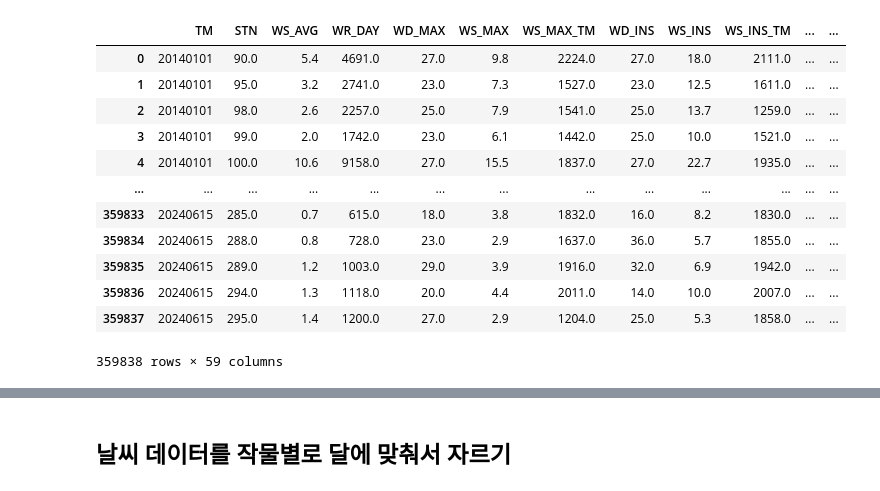
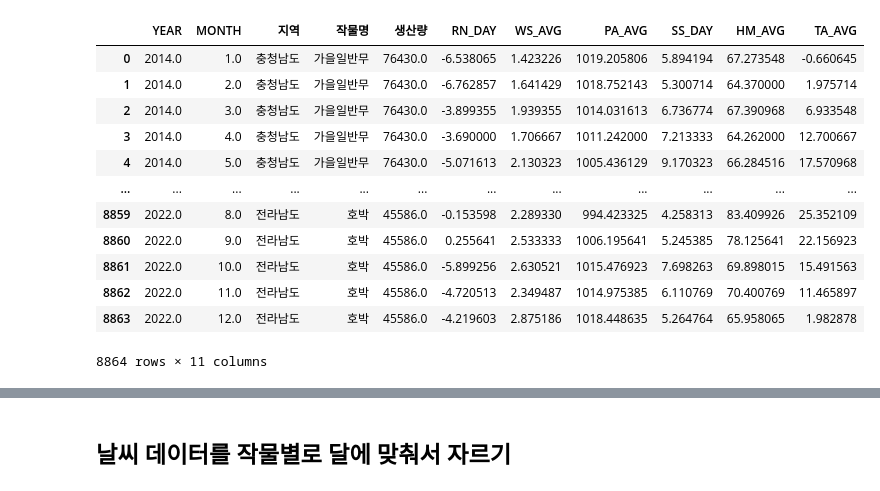
Before and after one commit to Weather-of-Ingredients/ML, a Jupyter notebook: 시계열분석.ipynb, the cells around one changed output, grey strips where cells are left out. Cells and saved outputs as stored; diff of their text form; code cells hidden in the pictures.

```diff
--- a/시계열분석.ipynb
+++ b/시계열분석.ipynb
@@ -1,24 +1,24 @@
 # %%
 import pandas as pd
 
 crop = pd.read_csv('./csv/crop_growing_conditions.csv', encoding='cp949')
 
 weather_prod = pd.read_csv('./csv/final_merged_production_weather_data_new.csv')
 
 weather=pd.read_csv('./csv/weather_area_new.csv')
 
-weather
+weather_prod
 # %% [output]
-|  | TM | STN | WS_AVG | WR_DAY | WD_MAX | WS_MAX | WS_MAX_TM | WD_INS | WS_INS | WS_INS_TM | ... | ... |
-| 0 | 20140101 | 90.0 | 5.4 | 4691.0 | 27.0 | 9.8 | 2224.0 | 27.0 | 18.0 | 2111.0 | ... | ... |
-| 1 | 20140101 | 95.0 | 3.2 | 2741.0 | 23.0 | 7.3 | 1527.0 | 23.0 | 12.5 | 1611.0 | ... | ... |
-| 2 | 20140101 | 98.0 | 2.6 | 2257.0 | 25.0 | 7.9 | 1541.0 | 25.0 | 13.7 | 1259.0 | ... | ... |
-| 3 | 20140101 | 99.0 | 2.0 | 1742.0 | 23.0 | 6.1 | 1442.0 | 25.0 | 10.0 | 1521.0 | ... | ... |
-| 4 | 20140101 | 100.0 | 10.6 | 9158.0 | 27.0 | 15.5 | 1837.0 | 27.0 | 22.7 | 1935.0 | ... | ... |
-| ... | ... | ... | ... | ... | ... | ... | ... | ... | ... | ... | ... | ... |
-| 359833 | 20240615 | 285.0 | 0.7 | 615.0 | 18.0 | 3.8 | 1832.0 | 16.0 | 8.2 | 1830.0 | ... | ... |
-| 359834 | 20240615 | 288.0 | 0.8 | 728.0 | 23.0 | 2.9 | 1637.0 | 36.0 | 5.7 | 1855.0 | ... | ... |
-| 359835 | 20240615 | 289.0 | 1.2 | 1003.0 | 29.0 | 3.9 | 1916.0 | 32.0 | 6.9 | 1942.0 | ... | ... |
-| 359836 | 20240615 | 294.0 | 1.3 | 1118.0 | 20.0 | 4.4 | 2011.0 | 14.0 | 10.0 | 2007.0 | ... | ... |
-| 359837 | 20240615 | 295.0 | 1.4 | 1200.0 | 27.0 | 2.9 | 1204.0 | 25.0 | 5.3 | 1858.0 | ... | ... |
+|  | YEAR | MONTH | 지역 | 작물명 | 생산량 | RN_DAY | WS_AVG | PA_AVG | SS_DAY | HM_AVG | TA_AVG |
+| 0 | 2014.0 | 1.0 | 충청남도 | 가을일반무 | 76430.0 | -6.538065 | 1.423226 | 1019.205806 | 5.894194 | 67.273548 | -0.660645 |
+| 1 | 2014.0 | 2.0 | 충청남도 | 가을일반무 | 76430.0 | -6.762857 | 1.641429 | 1018.752143 | 5.300714 | 64.370000 | 1.975714 |
+| 2 | 2014.0 | 3.0 | 충청남도 | 가을일반무 | 76430.0 | -3.899355 | 1.939355 | 1014.031613 | 6.736774 | 67.390968 | 6.933548 |
+| 3 | 2014.0 | 4.0 | 충청남도 | 가을일반무 | 76430.0 | -3.690000 | 1.706667 | 1011.242000 | 7.213333 | 64.262000 | 12.700667 |
+| 4 | 2014.0 | 5.0 | 충청남도 | 가을일반무 | 76430.0 | -5.071613 | 2.130323 | 1005.436129 | 9.170323 | 66.284516 | 17.570968 |
+| ... | ... | ... | ... | ... | ... | ... | ... | ... | ... | ... | ... |
+| 8859 | 2022.0 | 8.0 | 전라남도 | 호박 | 45586.0 | -0.153598 | 2.289330 | 994.423325 | 4.258313 | 83.409926 | 25.352109 |
+| 8860 | 2022.0 | 9.0 | 전라남도 | 호박 | 45586.0 | 0.255641 | 2.533333 | 1006.195641 | 5.245385 | 78.125641 | 22.156923 |
+| 8861 | 2022.0 | 10.0 | 전라남도 | 호박 | 45586.0 | -5.899256 | 2.630521 | 1015.476923 | 7.698263 | 69.898015 | 15.491563 |
+| 8862 | 2022.0 | 11.0 | 전라남도 | 호박 | 45586.0 | -4.720513 | 2.349487 | 1014.975385 | 6.110769 | 70.400769 | 11.465897 |
+| 8863 | 2022.0 | 12.0 | 전라남도 | 호박 | 45586.0 | -4.219603 | 2.875186 | 1018.448635 | 5.264764 | 65.958065 | 1.982878 |
-359838 rows × 59 columns
+8864 rows × 11 columns
```
Also changed, not shown: parts of 25 cells of this notebook, 3 other files.
